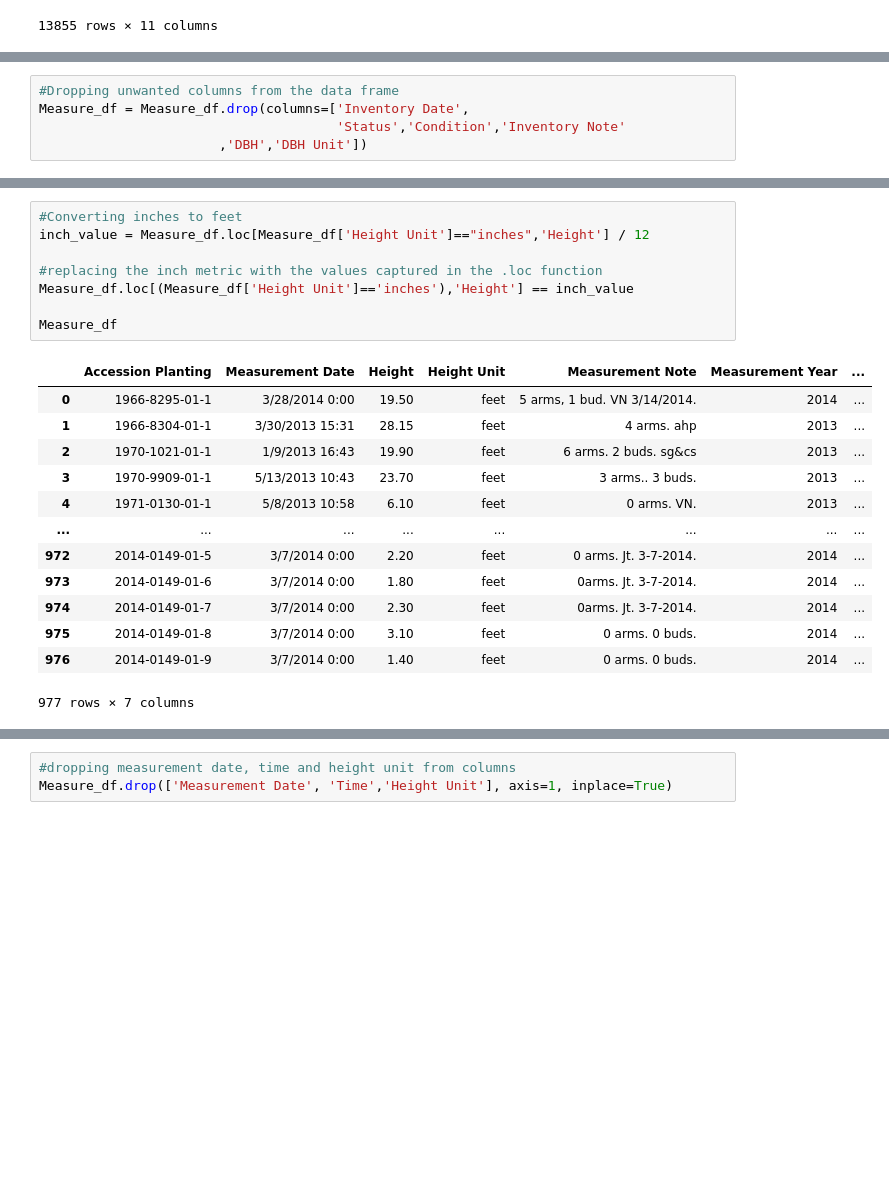
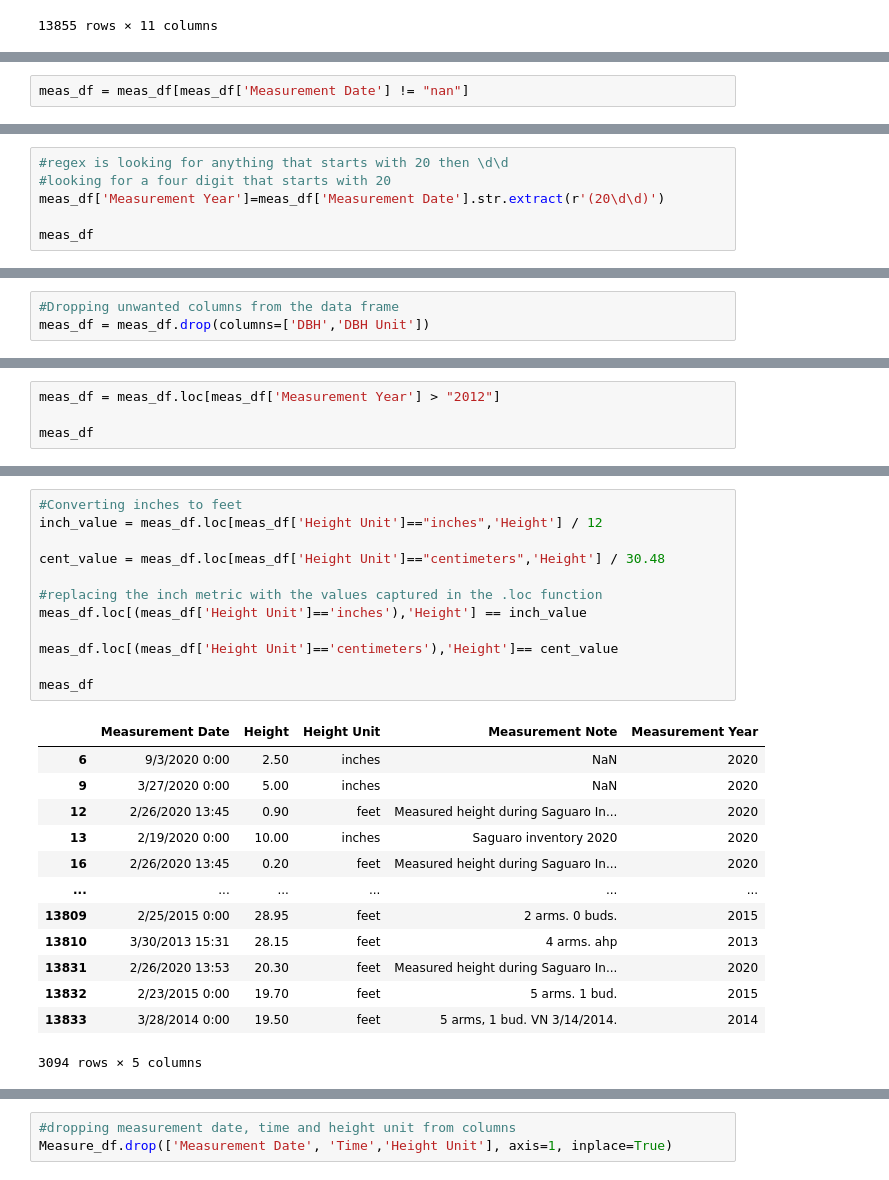
Before and after one commit to mfahey312/SaguaroProject, a Jupyter notebook: Steven/Cleaning_Data.ipynb, the cells around one changed output, grey strips where cells are left out. Cells and saved outputs as stored; diff of their text form; blank space fills up the shorter version.

```diff
--- a/Steven/Cleaning_Data.ipynb
+++ b/Steven/Cleaning_Data.ipynb
@@ -52,0 +62,2 @@ Measure_df
+# %%
+meas_df = meas_df[meas_df['Measurement Date'] != "nan"]
@@ -52,0 +89,6 @@ Measure_df
+# %%
+#regex is looking for anything that starts with 20 then \d\d
+#looking for a four digit that starts with 20
+meas_df['Measurement Year']=meas_df['Measurement Date'].str.extract(r'(20\d\d)')
+
+meas_df
@@ -53,5 +125,3 @@ Measure_df
 # %%
 #Dropping unwanted columns from the data frame
-Measure_df = Measure_df.drop(columns=['Inventory Date',
-                                      'Status','Condition','Inventory Note'
-                       ,'DBH','DBH Unit'])
+meas_df = meas_df.drop(columns=['DBH','DBH Unit'])
@@ -106,0 +159,4 @@ Measure_df
+# %%
+meas_df = meas_df.loc[meas_df['Measurement Year'] > "2012"]
+
+meas_df
@@ -107,25 +184,29 @@ Measure_df
 # %%
 #Converting inches to feet
-inch_value = Measure_df.loc[Measure_df['Height Unit']=="inches",'Height'] / 12
+inch_value = meas_df.loc[meas_df['Height Unit']=="inches",'Height'] / 12
+
+cent_value = meas_df.loc[meas_df['Height Unit']=="centimeters",'Height'] / 30.48
 
 #replacing the inch metric with the values captured in the .loc function
-Measure_df.loc[(Measure_df['Height Unit']=='inches'),'Height'] == inch_value
+meas_df.loc[(meas_df['Height Unit']=='inches'),'Height'] == inch_value
 
-Measure_df
+meas_df.loc[(meas_df['Height Unit']=='centimeters'),'Height']== cent_value
+
+meas_df
 # %% [output]
-|  | Accession Planting | Measurement Date | Height | Height Unit | Measurement Note | Measurement Year | ... |
-| 0 | 1966-8295-01-1 | 3/28/2014 0:00 | 19.50 | feet | 5 arms, 1 bud. VN 3/14/2014. | 2014 | ... |
-| 1 | 1966-8304-01-1 | 3/30/2013 15:31 | 28.15 | feet | 4 arms. ahp | 2013 | ... |
-| 2 | 1970-1021-01-1 | 1/9/2013 16:43 | 19.90 | feet | 6 arms. 2 buds. sg&cs | 2013 | ... |
-| 3 | 1970-9909-01-1 | 5/13/2013 10:43 | 23.70 | feet | 3 arms.. 3 buds. | 2013 | ... |
-| 4 | 1971-0130-01-1 | 5/8/2013 10:58 | 6.10 | feet | 0 arms. VN. | 2013 | ... |
-| ... | ... | ... | ... | ... | ... | ... | ... |
-| 972 | 2014-0149-01-5 | 3/7/2014 0:00 | 2.20 | feet | 0 arms. Jt. 3-7-2014. | 2014 | ... |
-| 973 | 2014-0149-01-6 | 3/7/2014 0:00 | 1.80 | feet | 0arms. Jt. 3-7-2014. | 2014 | ... |
-| 974 | 2014-0149-01-7 | 3/7/2014 0:00 | 2.30 | feet | 0arms. Jt. 3-7-2014. | 2014 | ... |
-| 975 | 2014-0149-01-8 | 3/7/2014 0:00 | 3.10 | feet | 0 arms. 0 buds. | 2014 | ... |
-| 976 | 2014-0149-01-9 | 3/7/2014 0:00 | 1.40 | feet | 0 arms. 0 buds. | 2014 | ... |
+|  | Measurement Date | Height | Height Unit | Measurement Note | Measurement Year |
+| 6 | 9/3/2020 0:00 | 2.50 | inches | NaN | 2020 |
+| 9 | 3/27/2020 0:00 | 5.00 | inches | NaN | 2020 |
+| 12 | 2/26/2020 13:45 | 0.90 | feet | Measured height during Saguaro In... | 2020 |
+| 13 | 2/19/2020 0:00 | 10.00 | inches | Saguaro inventory 2020 | 2020 |
+| 16 | 2/26/2020 13:45 | 0.20 | feet | Measured height during Saguaro In... | 2020 |
+| ... | ... | ... | ... | ... | ... |
+| 13809 | 2/25/2015 0:00 | 28.95 | feet | 2 arms. 0 buds. | 2015 |
+| 13810 | 3/30/2013 15:31 | 28.15 | feet | 4 arms. ahp | 2013 |
+| 13831 | 2/26/2020 13:53 | 20.30 | feet | Measured height during Saguaro In... | 2020 |
+| 13832 | 2/23/2015 0:00 | 19.70 | feet | 5 arms. 1 bud. | 2015 |
+| 13833 | 3/28/2014 0:00 | 19.50 | feet | 5 arms, 1 bud. VN 3/14/2014. | 2014 |
-977 rows × 7 columns
+3094 rows × 5 columns
 # %%
 #renaming the columns Accession Planting and Height --> to the metric unit
 Measure_df.rename(columns={'Accession Planting':'Saguaro ID','Height':'Height in Feet'},inplace=True)
```
Also changed, not shown: parts of 32 cells of this notebook.
